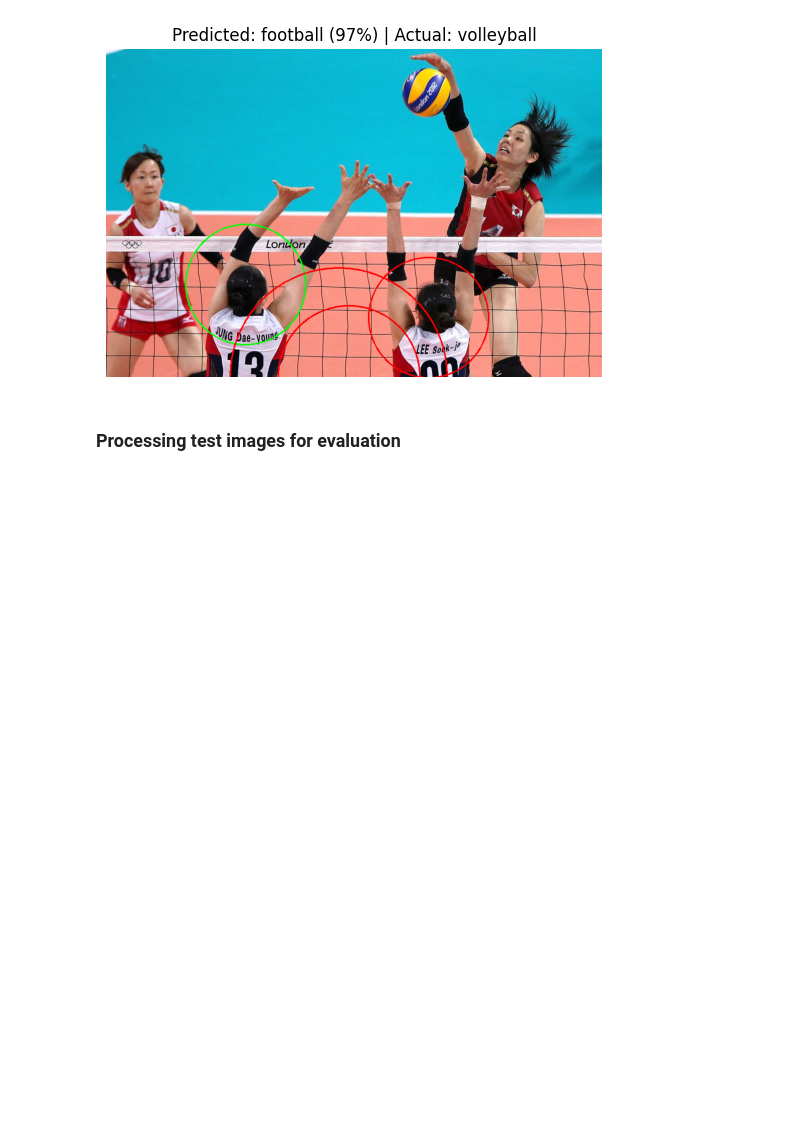
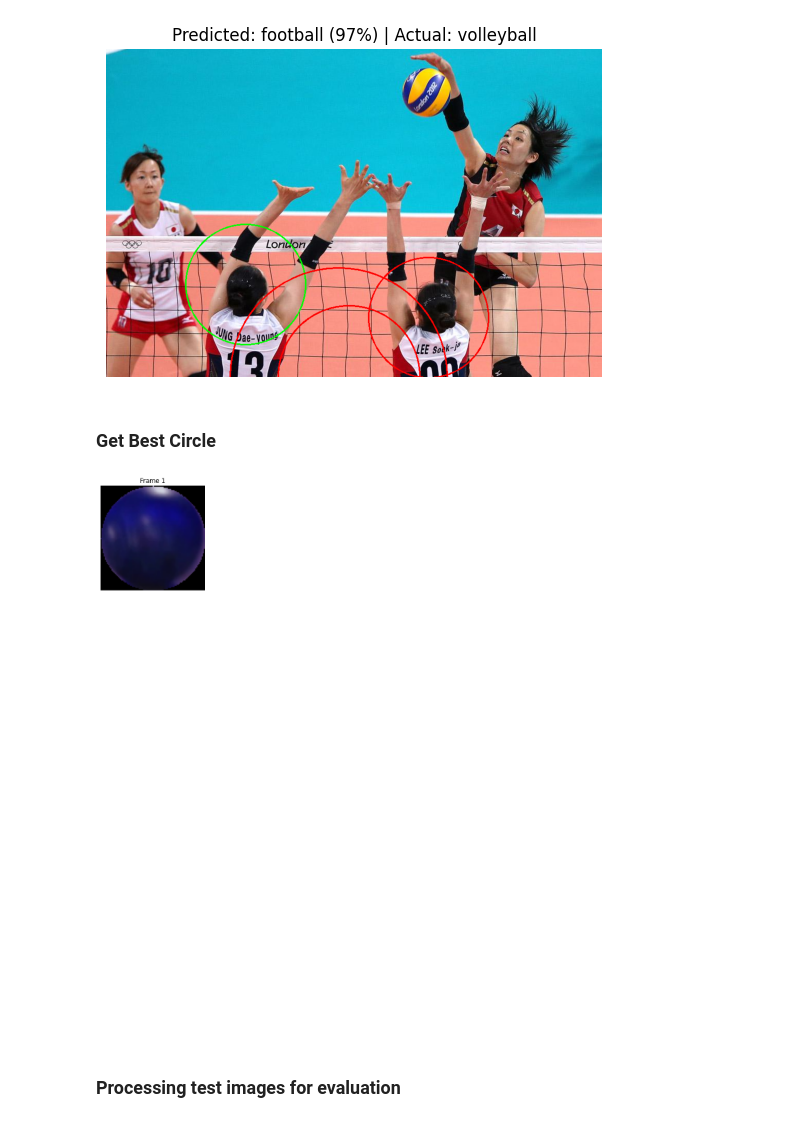
Before and after one commit to taylorj8/final_project, a Jupyter notebook: FinalProject.ipynb, the cells around one changed output. Saved outputs shown, nothing was run; the diff lists cells and outputs as text; code cells hidden in the pictures; blank space fills up the shorter version.

```diff
--- a/FinalProject.ipynb
+++ b/FinalProject.ipynb
@@ -506,3 +508,41 @@ draw_and_save_circles(test_images, "data/circles")
+# %%
+def interpolate_images(images: List[np.ndarray], target_size: Tuple[int, int] = (96, 96)) -> List[np.ndarray]:
+    interpolated_images = []
+    for img in images:
+        if img.shape[0] < target_size[0] or img.shape[1] < target_size[1]:
+            img = cv2.resize(img, target_size, interpolation=cv2.INTER_LINEAR)
+        interpolated_images.append(img)
+    return interpolated_images
+
+# Example usage
+interpolated_images = interpolate_images(b_images)
+# %% [markdown]
+### Get Best Circle
+# %%
+def get_best_circles(model: keras.Sequential, images: List[np.ndarray]) -> Tuple[np.ndarray, int, int, np.ndarray, np.ndarray]:
+    grouped_images, _ = process_images(images, ["" * len(images)])
+    best_circles = []
+    for group in tqdm(grouped_images):
+        predictions = model.predict(group, verbose=0)
+        predicted_prob = np.max(predictions, axis=1)
+        best_idx = np.argmax(predicted_prob)
+        best_circles.append(group[best_idx])
+    return np.array(best_circles)
+
+loaded_model = load_model("ball_cnn.keras")
+best_circles = get_best_circles(loaded_model, interpolated_images)
+
+# Display the first masked frame as an example
+fig, axes = plt.subplots(5, 5, figsize=(15, 15))
+for i, ax in enumerate(axes.flat):
+    if i < len(best_circles):
+        ax.imshow(cv2.cvtColor(best_circles[i], cv2.COLOR_BGR2RGB))
+        ax.set_title(f"Frame {i+1}")
+    ax.axis('off')
+plt.tight_layout()
+plt.show()
+# %% [output]
+[figure, added]
 # %% [markdown]
 ### Processing test images for evaluation
 # %%
```
Also changed, not shown: parts of 3 cells of this notebook.
